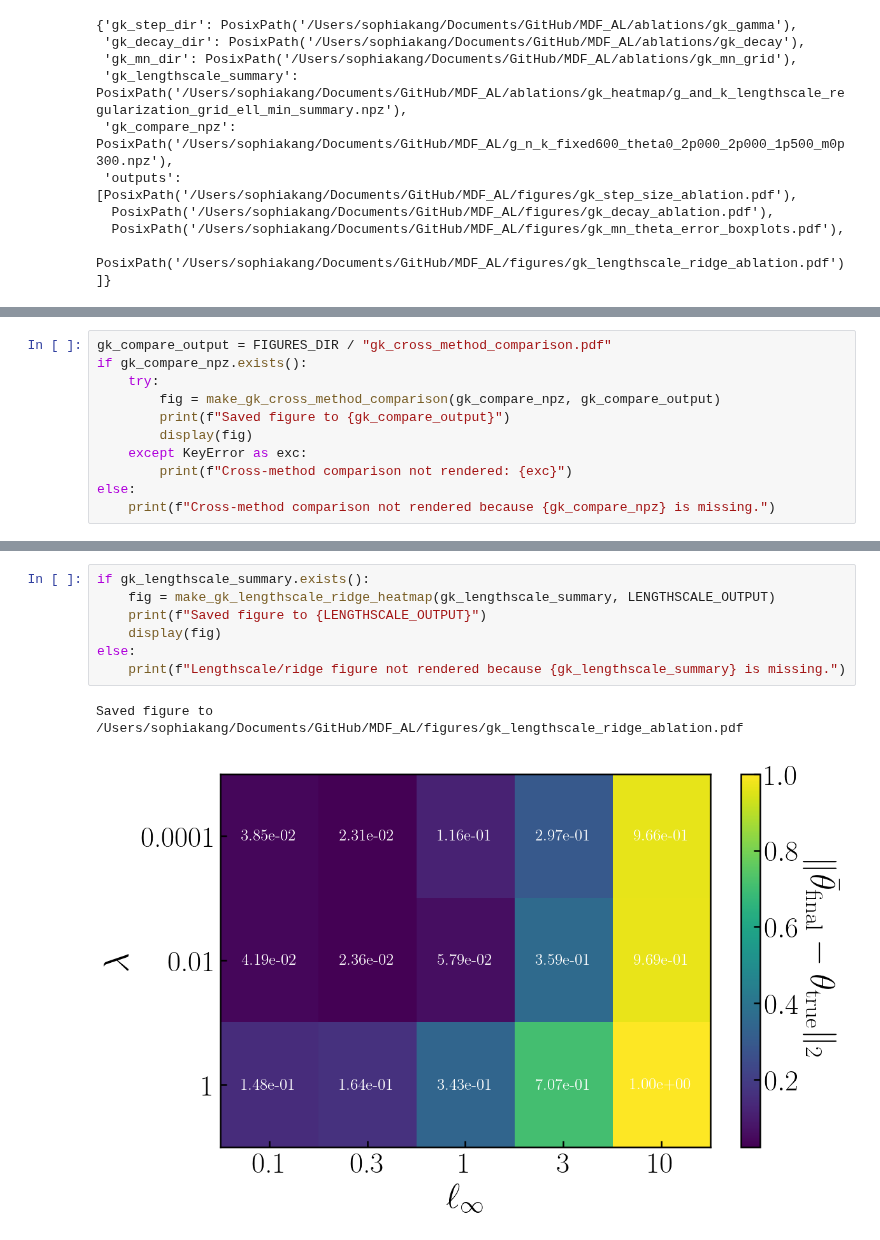
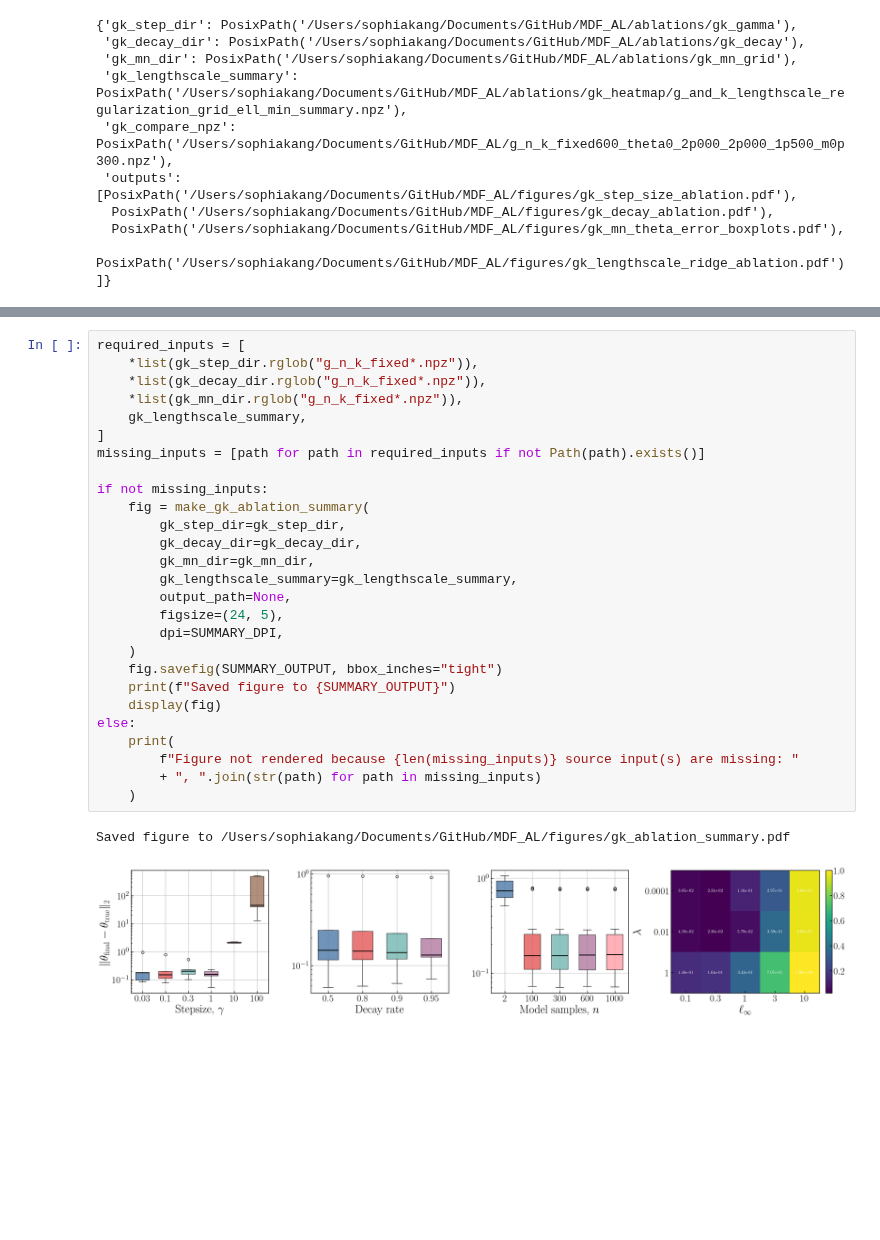
Before and after one commit to seulkang0518/MDF_AL, a Jupyter notebook: g_and_k_ablations.ipynb, the cells around one changed output, grey strips where cells are left out. Saved outputs shown, nothing was run; the diff lists cells and outputs as text; blank space fills up the shorter version.

Commit message:
ablation edit

```diff
--- a/g_and_k_ablations.ipynb
+++ b/g_and_k_ablations.ipynb
@@ -438,11 +443,0 @@ Saved figure to /Users/sophiakang/Documents/GitHub/MDF_AL/figures/gk_cost_vs_mmd
-# %%
-gk_compare_output = FIGURES_DIR / "gk_cross_method_comparison.pdf"
-if gk_compare_npz.exists():
-    try:
-        fig = make_gk_cross_method_comparison(gk_compare_npz, gk_compare_output)
-        print(f"Saved figure to {gk_compare_output}")
-        display(fig)
-    except KeyError as exc:
-        print(f"Cross-method comparison not rendered: {exc}")
-else:
-    print(f"Cross-method comparison not rendered because {gk_compare_npz} is missing.")
@@ -452,10 +444,30 @@ Saved figure to /Users/sophiakang/Documents/GitHub/MDF_AL/figures/gk_cross_metho
-# %%
-if gk_lengthscale_summary.exists():
-    fig = make_gk_lengthscale_ridge_heatmap(gk_lengthscale_summary, LENGTHSCALE_OUTPUT)
-    print(f"Saved figure to {LENGTHSCALE_OUTPUT}")
-    display(fig)
-else:
-    print(f"Lengthscale/ridge figure not rendered because {gk_lengthscale_summary} is missing.")
-# %% [output]
-Saved figure to /Users/sophiakang/Documents/GitHub/MDF_AL/figures/gk_lengthscale_ridge_ablation.pdf
-[figure, removed]
+# %%
+required_inputs = [
+    *list(gk_step_dir.rglob("g_n_k_fixed*.npz")),
+    *list(gk_decay_dir.rglob("g_n_k_fixed*.npz")),
+    *list(gk_mn_dir.rglob("g_n_k_fixed*.npz")),
+    gk_lengthscale_summary,
+]
+missing_inputs = [path for path in required_inputs if not Path(path).exists()]
+
+if not missing_inputs:
+    fig = make_gk_ablation_summary(
+        gk_step_dir=gk_step_dir,
+        gk_decay_dir=gk_decay_dir,
+        gk_mn_dir=gk_mn_dir,
+        gk_lengthscale_summary=gk_lengthscale_summary,
+        output_path=None,
+        figsize=(24, 5),
+        dpi=SUMMARY_DPI,
+    )
+    fig.savefig(SUMMARY_OUTPUT, bbox_inches="tight")
+    print(f"Saved figure to {SUMMARY_OUTPUT}")
+    display(fig)
+else:
+    print(
+        f"Figure not rendered because {len(missing_inputs)} source input(s) are missing: "
+        + ", ".join(str(path) for path in missing_inputs)
+    )
+# %% [output]
+Saved figure to /Users/sophiakang/Documents/GitHub/MDF_AL/figures/gk_ablation_summary.pdf
+[figure, added]
```
Also changed, not shown: parts of 7 cells of this notebook, 52 other files.
